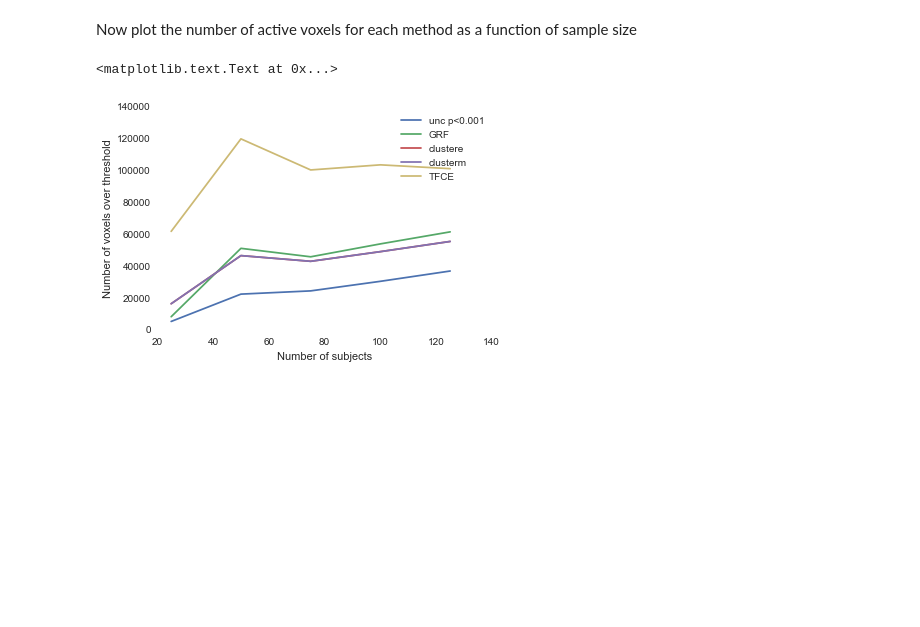
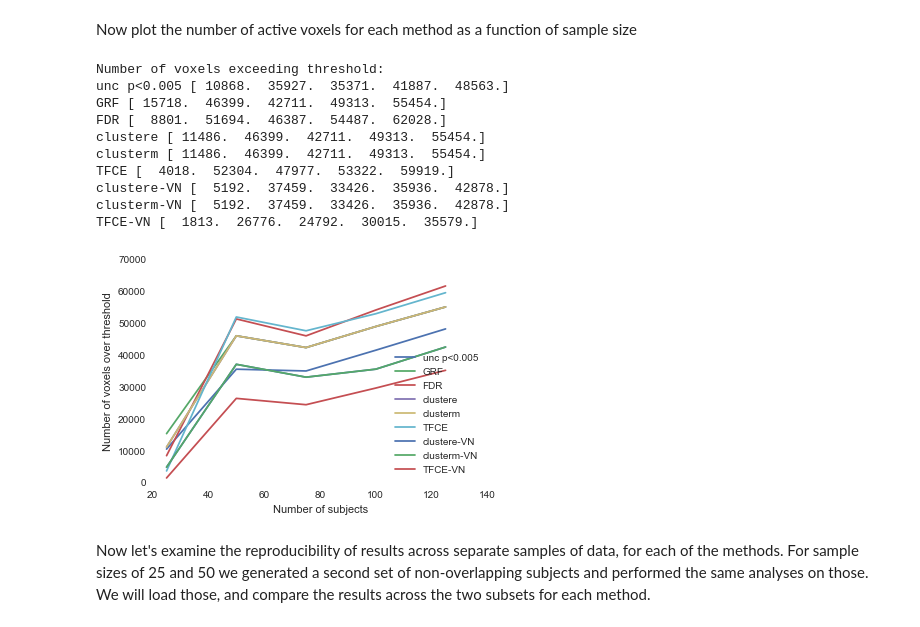
Before and after one commit to poldrack/fmri-stats, a Jupyter notebook: thresholding/Thresholding.ipynb, the cells around one changed output. Cells and saved outputs as stored; diff of their text form; code cells hidden in the pictures; blank space fills up the shorter version.

```diff
--- a/thresholding/Thresolding.ipynb
+++ b/thresholding/Thresholding.ipynb
@@ -51,10 +64,12 @@ Now load the GRF maps created using FSL's cluster tool.
 # %%
 grfdata={}
 grf_nvox={}
+grf_cdist={}
 for n in nvals:
     img=nibabel.load('data/thresh_%dsubs.nii.gz'%n)
     grfdata[n]=img.get_data()
-    grf_nvox[n]=numpy.sum(grfdata[n]>0)
+    grf_nvox[n]=numpy.sum(grfdata[n]>2.3)
+    grf_cdist[n]=get_cluster_dist(grfdata[n]>2.3)
     plotting.plot_stat_map('data/thresh_%dsubs.nii.gz'%n, bg_img='data/bg_image.nii.gz',
                        threshold=2.3, title="GRF: %d subs"%n,
                        cut_coords=(-36,-18,54))
@@ -88,12 +105,15 @@ Now load the nonparametric results (obtained using FSL's randomise)
 randdata={'clustere':{},'clusterm':{},'tfce':{}}
 
 rand_nvox={'clustere':{},'clusterm':{},'tfce':{}}
+rand_cdist={'clustere':{},'clusterm':{},'tfce':{}}
+
 for type in ['clustere','clusterm','tfce']:
   for n in nvals:
     imgfile='data/randomize_%dsubs/tt_%dsubs_%s_corrp_tstat1.nii.gz'%(n,n,type)
     img=nibabel.load(imgfile)
     randdata[type][n]=img.get_data()
-    rand_nvox[type][n]=numpy.sum(randdata[type][n]>0)
+    rand_cdist[type][n]=get_cluster_dist(randdata[type][n]>0.95)
+    rand_nvox[type][n]=numpy.sum(randdata[type][n]>0.95)
     plotting.plot_stat_map(img, bg_img='data/bg_image.nii.gz',
                        threshold=0.95, title="randomize %s: %d subs"%(type,n),
                        cut_coords=(-36,-18,54))
@@ -125,0 +136,16 @@ NameError: name 'TBD' is not defined
+# %%
+randvndata={'clustere':{},'clusterm':{},'tfce':{}}
+
+randvn_nvox={'clustere':{},'clusterm':{},'tfce':{}}
+randvn_cdist={'clustere':{},'clusterm':{},'tfce':{}}
+
+for type in ['clustere','clusterm','tfce']:
+  for n in nvals:
+    imgfile='data/randomize_%dsubs_vn/tt_%dsubs_%s_corrp_tstat1.nii.gz'%(n,n,type)
+    img=nibabel.load(imgfile)
+    randvndata[type][n]=img.get_data()
+    randvn_cdist[type][n]=get_cluster_dist(randvndata[type][n]>0.95)
+    randvn_nvox[type][n]=numpy.sum(randvndata[type][n]>0.95)
+    plotting.plot_stat_map(img, bg_img='data/bg_image.nii.gz',
+                       threshold=0.95, title="randomize+VN %s: %d subs"%(type,n),
+                       cut_coords=(-36,-18,54))
@@ -126,19 +166,37 @@ NameError: name 'TBD' is not defined
 # %% [markdown]
 Now plot the number of active voxels for each method as a function of sample size
 # %%
-nvox_data=numpy.zeros((len(nvals),5))
+nvox_data=numpy.zeros((len(nvals),9))
 for i in range(len(nvals)):
     nv=nvals[i]
     nvox_data[i,0]=unc_nvox[nv]
     nvox_data[i,1]=grf_nvox[nv]
-    nvox_data[i,2]=rand_nvox['clustere'][nv]
-    nvox_data[i,3]=rand_nvox['clusterm'][nv]
-    nvox_data[i,4]=rand_nvox['tfce'][nv]
+    nvox_data[i,2]=fdr_nvox[nv]
+    nvox_data[i,3]=rand_nvox['clustere'][nv]
+    nvox_data[i,4]=rand_nvox['clusterm'][nv]
+    nvox_data[i,5]=rand_nvox['tfce'][nv]
+    nvox_data[i,6]=randvn_nvox['clustere'][nv]
+    nvox_data[i,7]=randvn_nvox['clusterm'][nv]
+    nvox_data[i,8]=randvn_nvox['tfce'][nv]
 # %%
 plt.plot(nvals,nvox_data)
-plt.legend(['unc p<0.001','GRF','clustere','clusterm','TFCE'])
+legend_entries=['unc p<%0.3f'%unc_pval,'GRF','FDR','clustere','clusterm','TFCE','clustere-VN','clusterm-VN','TFCE-VN']
+
+plt.legend(legend_entries,loc=4)
 plt.xlabel('Number of subjects')
 plt.ylabel('Number of voxels over threshold')
+print 'Number of voxels exceeding threshold:'
+for i in range(nvox_data.shape[1]):
+    print legend_entries[i],nvox_data[:,i]
 # %% [output]
-<matplotlib.text.Text at 0x...>
+Number of voxels exceeding threshold:
+unc p<0.005 [ 10868.  35927.  35371.  41887.  48563.]
+GRF [ 15718.  46399.  42711.  49313.  55454.]
+FDR [  8801.  51694.  46387.  54487.  62028.]
+clustere [ 11486.  46399.  42711.  49313.  55454.]
+clusterm [ 11486.  46399.  42711.  49313.  55454.]
+TFCE [  4018.  52304.  47977.  53322.  59919.]
+clustere-VN [  5192.  37459.  33426.  35936.  42878.]
+clusterm-VN [  5192.  37459.  33426.  35936.  42878.]
+TFCE-VN [  1813.  26776.  24792.  30015.  35579.]
-[figure, old version]
+[figure, new version]
@@ -146,0 +203,2 @@ plt.ylabel('Number of voxels over threshold')
+# %% [markdown]
+Now let's examine the reproducibility of results across separate samples of data, for each of the methods.  For sample sizes of 25 and 50 we generated a second set of non-overlapping subjects and performed the same analyses on those.  We will load those, and compare the results across the two subsets for each method.
```
Also changed, not shown: parts of 11 cells of this notebook, 34 other files.
